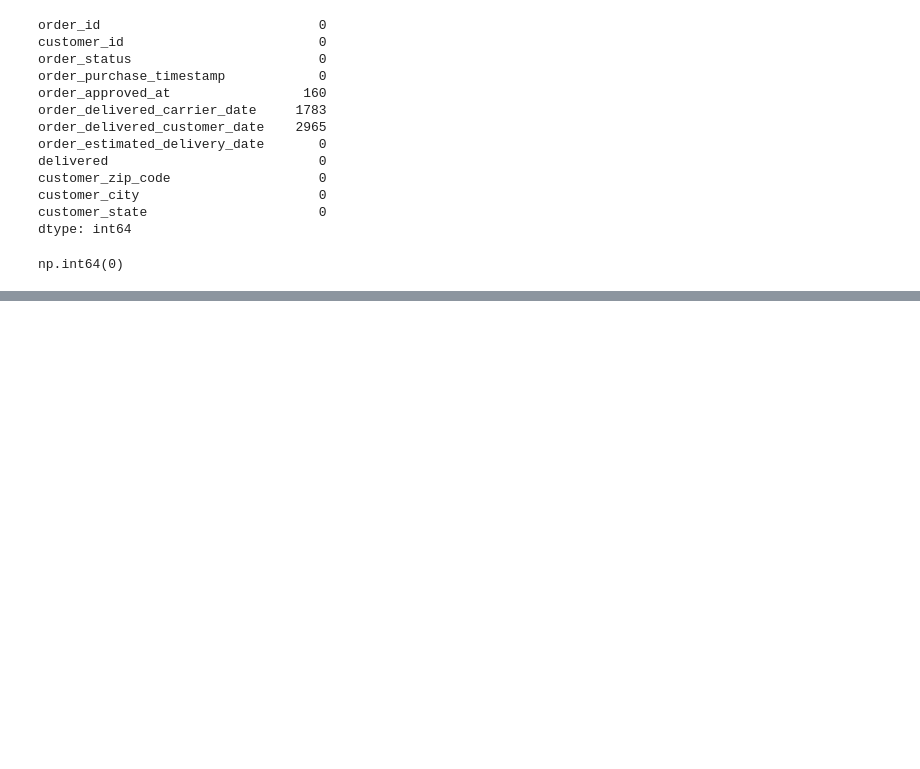
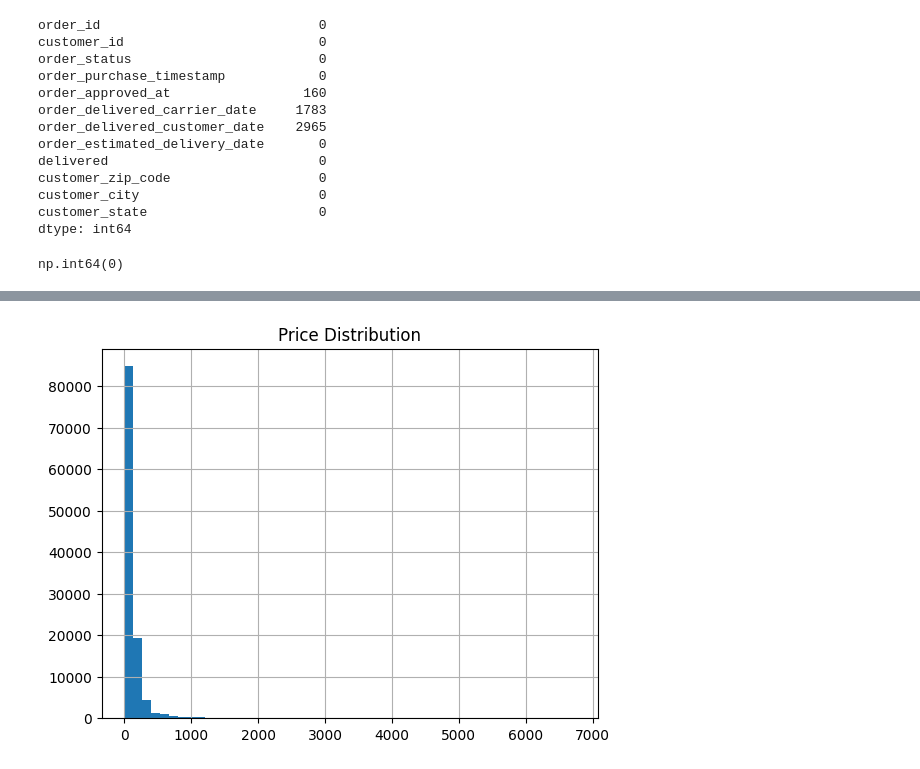
Before and after one commit to Anuj04432/Data_Cleaning_Using_Python, a Jupyter notebook: clean.ipynb, the cells around one changed output, grey strips where cells are left out. Saved outputs shown, nothing was run; the diff lists cells and outputs as text; code cells hidden in the pictures; blank space fills up the shorter version.

```diff
--- a/clean.ipynb
+++ b/clean.ipynb
@@ -300,0 +328,6 @@ df.head()
+# %%
+df["price"].hist(bins=50)
+plt.title("Price Distribution")
+plt.show()
+# %% [output]
+[figure, added]
```
Also changed, not shown: parts of 14 cells of this notebook.
